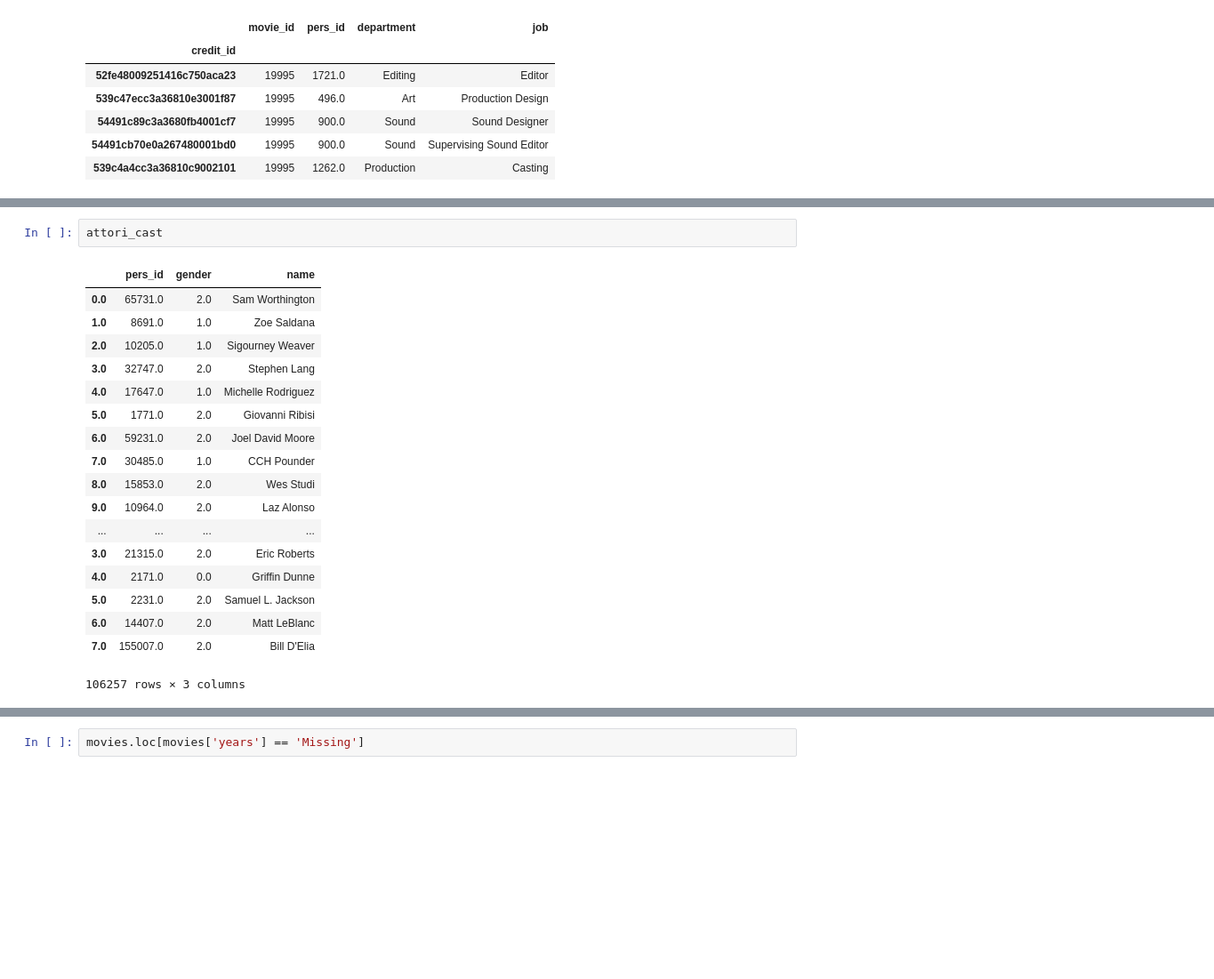
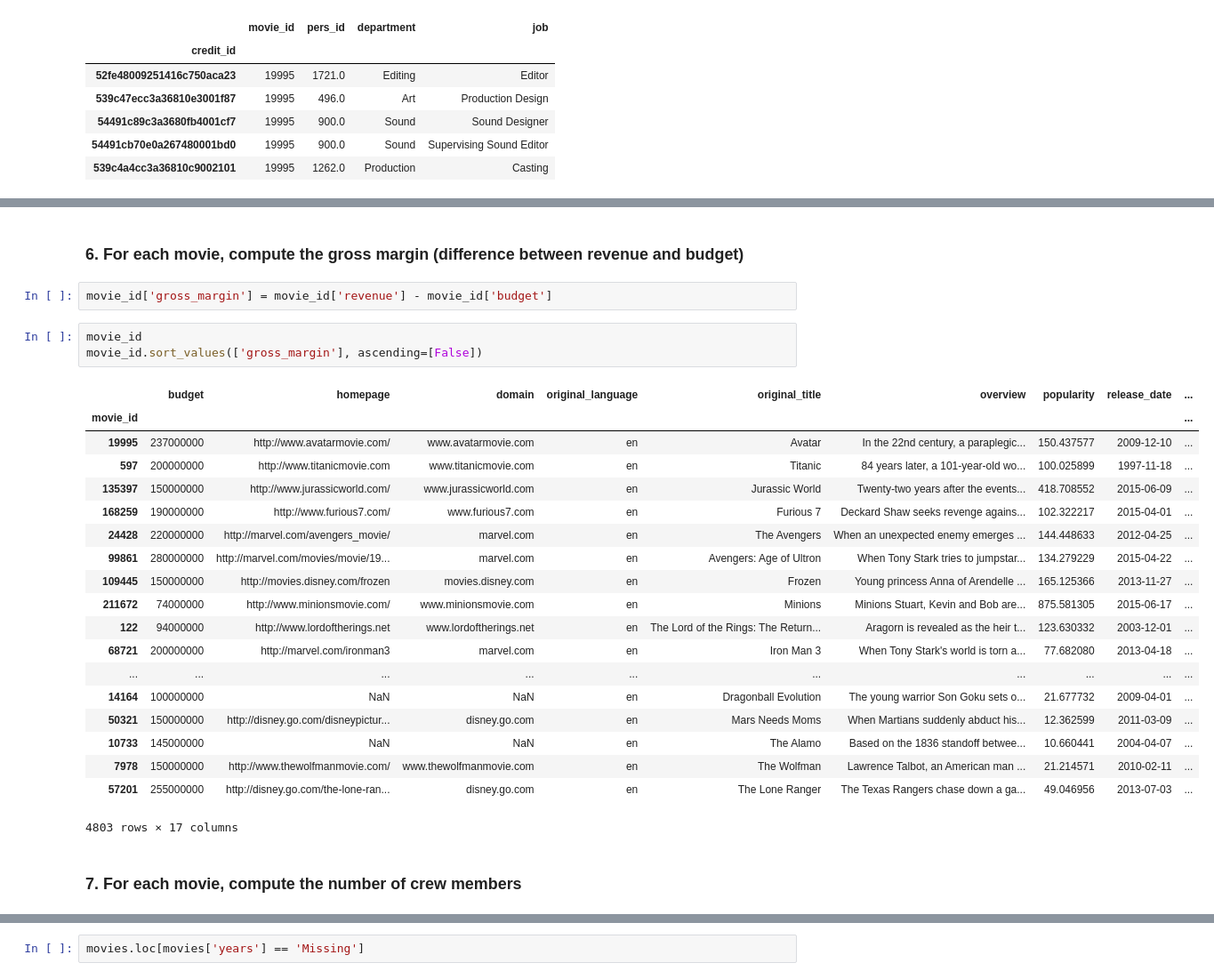
Before and after one commit to daraste/Foundations-of-Computer-Science, a Jupyter notebook: Foundations_of_Computer_Science_Project.ipynb, the cells around one changed output, grey strips where cells are left out. Shown at 89% size. Saved outputs shown, nothing was run; the diff lists cells and outputs as text; blank space fills up the shorter version.

```diff
--- a/Foundations_of_Computer_Science_Project.ipynb
+++ b/Foundations_of_Computer_Science_Project.ipynb
@@ -319,21 +288,29 @@ cast.sort_values(['pers_id'], ascending=[True])
-# %%
-attori_cast
-# %% [output]
-|  | pers_id | gender | name |
-| 0.0 | 65731.0 | 2.0 | Sam Worthington |
-| 1.0 | 8691.0 | 1.0 | Zoe Saldana |
-| 2.0 | 10205.0 | 1.0 | Sigourney Weaver |
-| 3.0 | 32747.0 | 2.0 | Stephen Lang |
-| 4.0 | 17647.0 | 1.0 | Michelle Rodriguez |
-| 5.0 | 1771.0 | 2.0 | Giovanni Ribisi |
-| 6.0 | 59231.0 | 2.0 | Joel David Moore |
-| 7.0 | 30485.0 | 1.0 | CCH Pounder |
-| 8.0 | 15853.0 | 2.0 | Wes Studi |
-| 9.0 | 10964.0 | 2.0 | Laz Alonso |
-| ... | ... | ... | ... |
-| 3.0 | 21315.0 | 2.0 | Eric Roberts |
-| 4.0 | 2171.0 | 0.0 | Griffin Dunne |
-| 5.0 | 2231.0 | 2.0 | Samuel L. Jackson |
-| 6.0 | 14407.0 | 2.0 | Matt LeBlanc |
-| 7.0 | 155007.0 | 2.0 | Bill D'Elia |
-106257 rows × 3 columns
+# %% [markdown]
+### 6. For each movie, compute the gross margin (difference between revenue and budget)
+# %%
+movie_id['gross_margin'] = movie_id['revenue'] - movie_id['budget']
+# %%
+movie_id
+movie_id.sort_values(['gross_margin'], ascending=[False])
+# %% [output]
+|  | budget | homepage | domain | original_language | original_title | overview | popularity | release_date | ... |
+| movie_id |  |  |  |  |  |  |  |  | ... |
+| 19995 | 237000000 | http://www.avatarmovie.com/ | www.avatarmovie.com | en | Avatar | In the 22nd century, a paraplegic... | 150.437577 | 2009-12-10 | ... |
+| 597 | 200000000 | http://www.titanicmovie.com | www.titanicmovie.com | en | Titanic | 84 years later, a 101-year-old wo... | 100.025899 | 1997-11-18 | ... |
+| 135397 | 150000000 | http://www.jurassicworld.com/ | www.jurassicworld.com | en | Jurassic World | Twenty-two years after the events... | 418.708552 | 2015-06-09 | ... |
+| 168259 | 190000000 | http://www.furious7.com/ | www.furious7.com | en | Furious 7 | Deckard Shaw seeks revenge agains... | 102.322217 | 2015-04-01 | ... |
+| 24428 | 220000000 | http://marvel.com/avengers_movie/ | marvel.com | en | The Avengers | When an unexpected enemy emerges ... | 144.448633 | 2012-04-25 | ... |
+| 99861 | 280000000 | http://marvel.com/movies/movie/19... | marvel.com | en | Avengers: Age of Ultron | When Tony Stark tries to jumpstar... | 134.279229 | 2015-04-22 | ... |
+| 109445 | 150000000 | http://movies.disney.com/frozen | movies.disney.com | en | Frozen | Young princess Anna of Arendelle ... | 165.125366 | 2013-11-27 | ... |
+| 211672 | 74000000 | http://www.minionsmovie.com/ | www.minionsmovie.com | en | Minions | Minions Stuart, Kevin and Bob are... | 875.581305 | 2015-06-17 | ... |
+| 122 | 94000000 | http://www.lordoftherings.net | www.lordoftherings.net | en | The Lord of the Rings: The Return... | Aragorn is revealed as the heir t... | 123.630332 | 2003-12-01 | ... |
+| 68721 | 200000000 | http://marvel.com/ironman3 | marvel.com | en | Iron Man 3 | When Tony Stark's world is torn a... | 77.682080 | 2013-04-18 | ... |
+| ... | ... | ... | ... | ... | ... | ... | ... | ... | ... |
+| 14164 | 100000000 | NaN | NaN | en | Dragonball Evolution | The young warrior Son Goku sets o... | 21.677732 | 2009-04-01 | ... |
+| 50321 | 150000000 | http://disney.go.com/disneypictur... | disney.go.com | en | Mars Needs Moms | When Martians suddenly abduct his... | 12.362599 | 2011-03-09 | ... |
+| 10733 | 145000000 | NaN | NaN | en | The Alamo | Based on the 1836 standoff betwee... | 10.660441 | 2004-04-07 | ... |
+| 7978 | 150000000 | http://www.thewolfmanmovie.com/ | www.thewolfmanmovie.com | en | The Wolfman | Lawrence Talbot, an American man ... | 21.214571 | 2010-02-11 | ... |
+| 57201 | 255000000 | http://disney.go.com/the-lone-ran... | disney.go.com | en | The Lone Ranger | The Texas Rangers chase down a ga... | 49.046956 | 2013-07-03 | ... |
+4803 rows × 17 columns
+# %% [markdown]
+### 7. For each movie, compute the number of crew members
```
Also changed, not shown: parts of 20 cells of this notebook.
